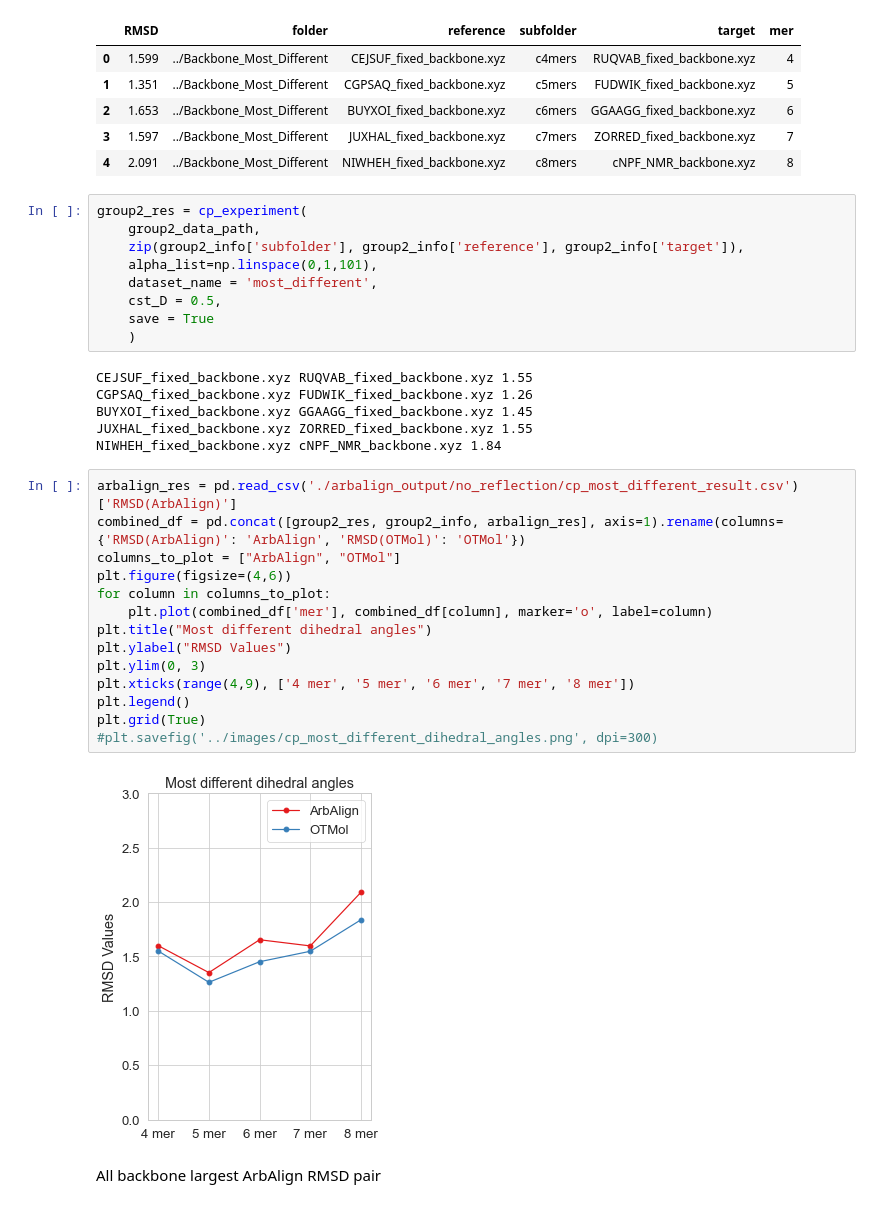
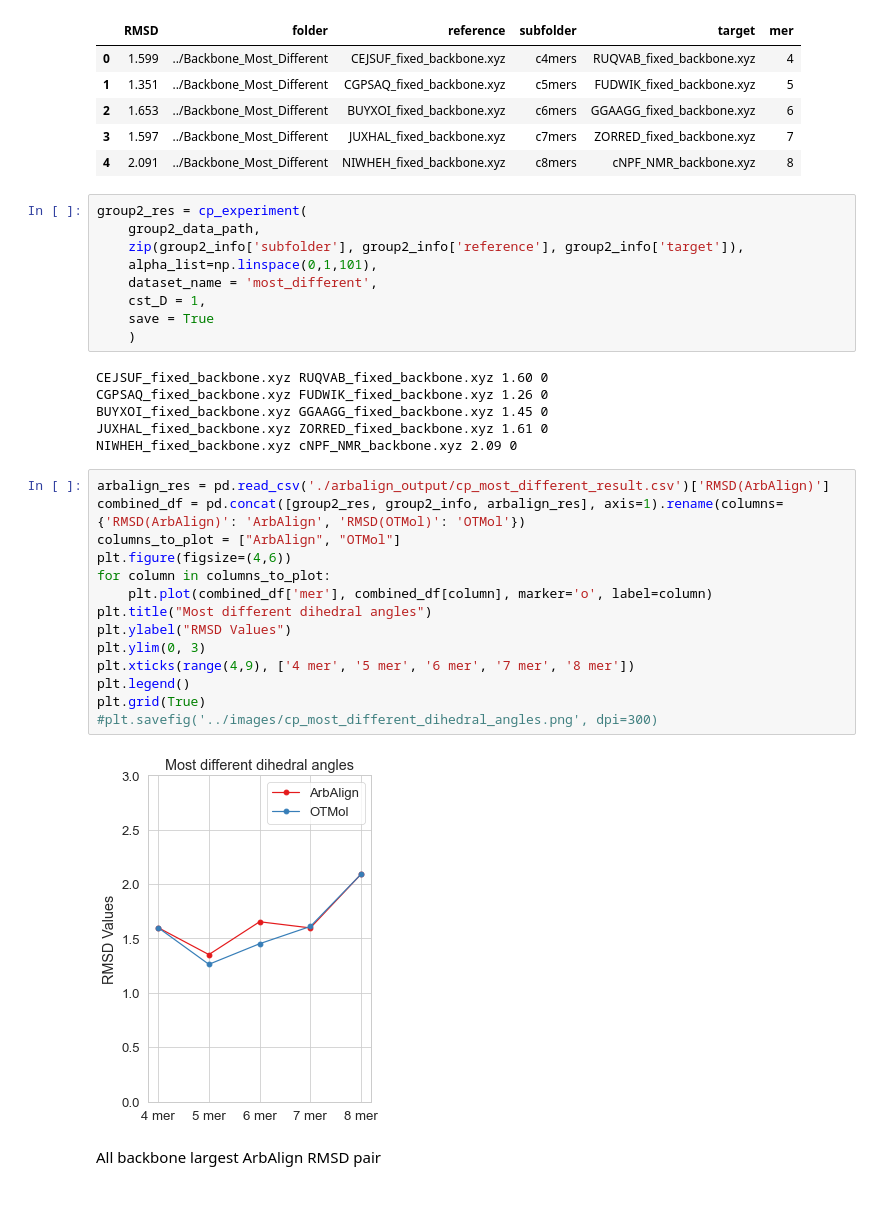
Before and after one commit to weixiaoqimath/otmol, a Jupyter notebook: experiment/otmol_cyclic_peptides_geo.ipynb, the cells around one changed output. Drawn from its saved outputs; the diff is of its cells as text.

```diff
--- a/experiment/otmol_cyclic_peptides_geo.ipynb
+++ b/experiment/otmol_cyclic_peptides_geo.ipynb
@@ -147,31 +147,31 @@ group2_res = cp_experiment(
     zip(group2_info['subfolder'], group2_info['reference'], group2_info['target']),
     alpha_list=np.linspace(0,1,101),
     dataset_name = 'most_different',
-    cst_D = 0.5,
+    cst_D = 1,
     save = True
     )
 # %% [output]
-CEJSUF_fixed_backbone.xyz RUQVAB_fixed_backbone.xyz 1.55
-CGPSAQ_fixed_backbone.xyz FUDWIK_fixed_backbone.xyz 1.26
-BUYXOI_fixed_backbone.xyz GGAAGG_fixed_backbone.xyz 1.45
-JUXHAL_fixed_backbone.xyz ZORRED_fixed_backbone.xyz 1.55
-NIWHEH_fixed_backbone.xyz cNPF_NMR_backbone.xyz 1.84
+CEJSUF_fixed_backbone.xyz RUQVAB_fixed_backbone.xyz 1.60 0
+CGPSAQ_fixed_backbone.xyz FUDWIK_fixed_backbone.xyz 1.26 0
+BUYXOI_fixed_backbone.xyz GGAAGG_fixed_backbone.xyz 1.45 0
+JUXHAL_fixed_backbone.xyz ZORRED_fixed_backbone.xyz 1.61 0
+NIWHEH_fixed_backbone.xyz cNPF_NMR_backbone.xyz 2.09 0
 # %%
-arbalign_res = pd.read_csv('./arbalign_output/no_reflection/cp_most_different_result.csv')['RMSD(ArbAlign)']
+arbalign_res = pd.read_csv('./arbalign_output/cp_most_different_result.csv')['RMSD(ArbAlign)']
 combined_df = pd.concat([group2_res, group2_info, arbalign_res], axis=1).rename(columns={'RMSD(ArbAlign)': 'ArbAlign', 'RMSD(OTMol)': 'OTMol'})
 columns_to_plot = ["ArbAlign", "OTMol"]
 plt.figure(figsize=(4,6))
 for column in columns_to_plot:
     plt.plot(combined_df['mer'], combined_df[column], marker='o', label=column)
 plt.title("Most different dihedral angles")
 plt.ylabel("RMSD Values")
 plt.ylim(0, 3)
 plt.xticks(range(4,9), ['4 mer', '5 mer', '6 mer', '7 mer', '8 mer'])
 plt.legend()
 plt.grid(True)
 #plt.savefig('../images/cp_most_different_dihedral_angles.png', dpi=300)
 # %% [output]
-[figure, old version]
+[figure, new version]
 # %% [markdown]
 All backbone largest ArbAlign RMSD pair
 # %%
```
Also changed, not shown: parts of 4 cells of this notebook, 28 other files.
